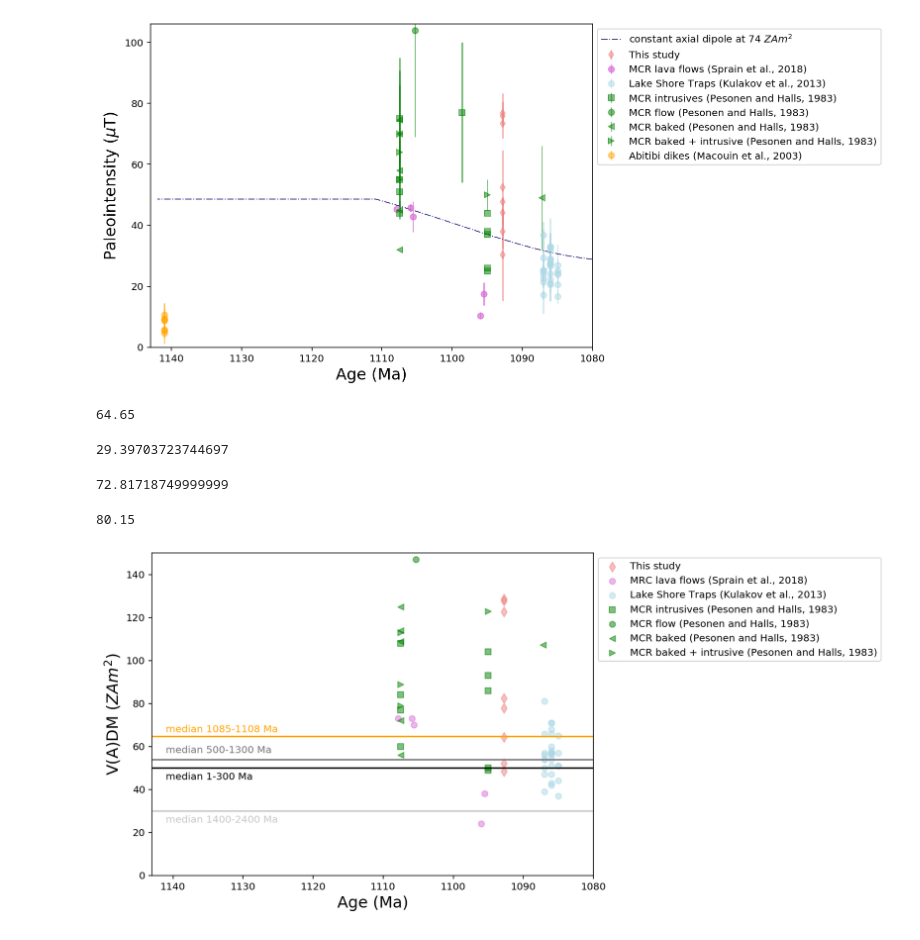
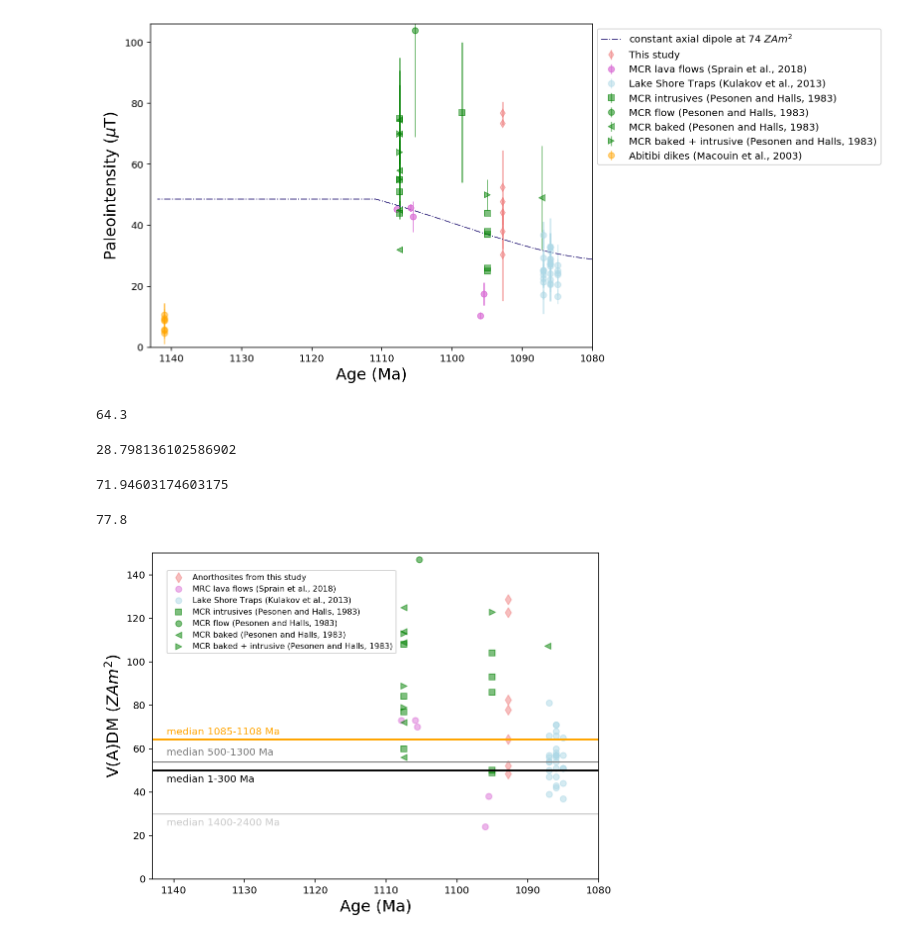
Before and after one commit to Swanson-Hysell-Group/AX_BD_PINT, a Jupyter notebook: code/AX_BD_PINT.ipynb, the cells around one changed output. Drawn from its saved outputs; the diff is of its cells as text; code cells hidden in the pictures.

Commit message:
update BiCEP plots and update figures

```diff
--- a/code/AX_BD_PINT.ipynb
+++ b/code/AX_BD_PINT.ipynb
@@ -488,6 +488,7 @@ MCR_PINT_PH = MCR_PINT_database.loc[MCR_PINT_database.Ref == '54']
 MCR_PINT_LST = MCR_PINT_database.loc[MCR_PINT_database.Ref == '687']
 MCR_PINT_volc = MCR_PINT_database.loc[MCR_PINT_database.Ref == '2018']
 MCR_PINT_BBC = MCR_PINT_database.loc[MCR_PINT_database.Ref == 'this study']
+MCR_PINT_BBC = MCR_PINT_BBC[MCR_PINT_BBC['IDENT'].str.contains('AX')]
 MCR_PINT_BBC
 # %% [output]
 |  | Data | IDENT | SLAT | SLONG | AGE | DAGE | AgeMtd | P | Country | Continent | ... | ... |
@@ -669,24 +669,24 @@ all_MCR = pd.concat([MCR_PINT_BBC, MCR_PINT_volc, MCR_PINT_LST, MCR_PINT_PH_intr
 MCR_median = all_MCR['VDM'].median()*10
 MCR_median
 # %% [output]
-64.65
+64.3
 # %%
 np.std(all_MCR['VDM']*10)
 # %% [output]
-29.39703723744697
+28.798136102586902
 # %%
 np.mean(all_MCR['VDM']*10)
 # %% [output]
-72.81718749999999
+71.94603174603175
 # %%
 MCR_PINT_BBC['VDM'].median()*10
 # %% [output]
-80.15
+77.8
 # %%
 plt.figure(figsize=(8,6))
 plt.scatter(MCR_PINT_BBC['AGE'],MCR_PINT_BBC['VDM']*10, s = 50,
              color='lightcoral',marker ='d',
-            label = 'This study',alpha=0.5)
+            label = 'Anorthosites from this study',alpha=0.5)
 plt.scatter(MCR_PINT_volc['AGE'],MCR_PINT_volc['VDM']*10,
              color='orchid',marker ='o',
             label = 'MRC lava flows (Sprain et al., 2018)',alpha=0.5)
@@ -704,33 +704,33 @@ plt.scatter(MCR_PINT_PH_baked['AGE'],MCR_PINT_PH_baked['VDM']*10,
             label = 'MCR baked (Pesonen and Halls, 1983)',alpha=0.5)
 plt.scatter(MCR_PINT_PH_mixed['AGE'],MCR_PINT_PH_mixed['VDM']*10,
              color='green',marker ='>',
             label = 'MCR baked + intrusive (Pesonen and Halls, 1983)',alpha=0.5)
 # plt.scatter(MCR_PINT_Abitibi['AGE'],MCR_PINT_Abitibi['VDM']*10,
 #              color='orange',marker ='o',
 #             label = 'Abitibi dikes (Macouin et al., 2003)',alpha=0.5)
 
 plt.xlim(1080,1143)
 plt.ylim(0,150)
 
 plt.axhline(y=50,color='#000000')
 plt.text(1141,48,'median 1-300 Ma',color='#000000',
          verticalalignment='top')
 plt.axhline(y=54,color='#787878')
 plt.text(1141,56,'median 500-1300 Ma',color='#787878',
          verticalalignment='bottom')
 plt.axhline(y=30,color='#C8C8C8')
 plt.text(1141,28,'median 1400-2400 Ma',color='#C8C8C8',
          verticalalignment='top')
 
 plt.axhline(y=MCR_median,color='orange')
 plt.text(1141,MCR_median+5.5,'median 1085-1108 Ma',color='orange',
          verticalalignment='top')
 
 plt.ylabel(r'V(A)DM $(ZAm^2)$', fontsize = 16)
 plt.xlabel('Age (Ma)', fontsize = 16)
-plt.legend(loc='upper left', prop={'size':10}, bbox_to_anchor=(1,1))
+plt.legend(bbox_to_anchor=(0.555,0.68), prop={'size':8})
 plt.gca().invert_xaxis()
-plt.savefig('../figure/MCR_VADM.pdf', bbox_inches='tight')
+# plt.savefig('code_output/MCR_VADM.pdf', bbox_inches='tight')
 plt.show()
 # %% [output]
-[figure, old version]
+[figure, new version]
```
Also changed, not shown: parts of 4 cells of this notebook, 9 other files.
